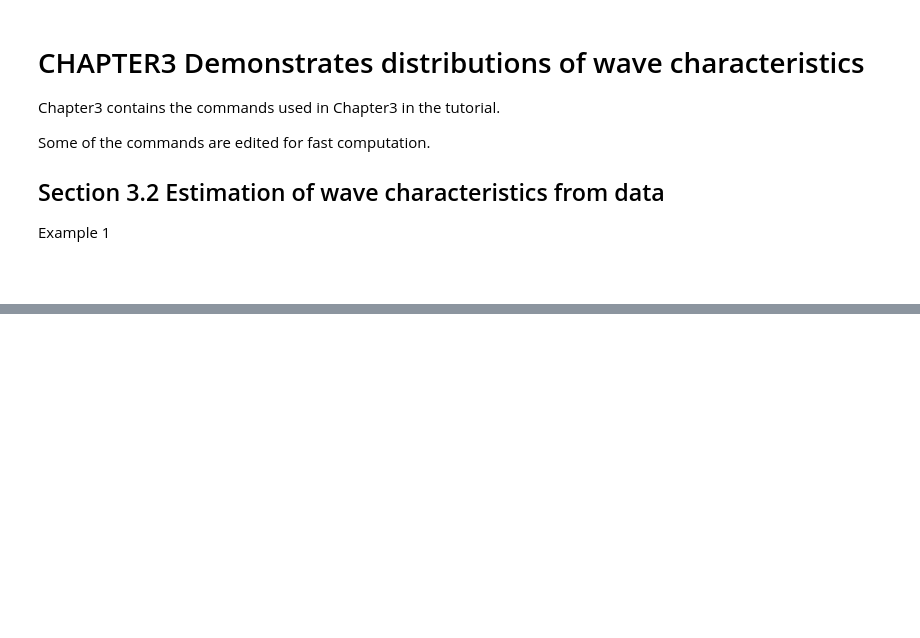
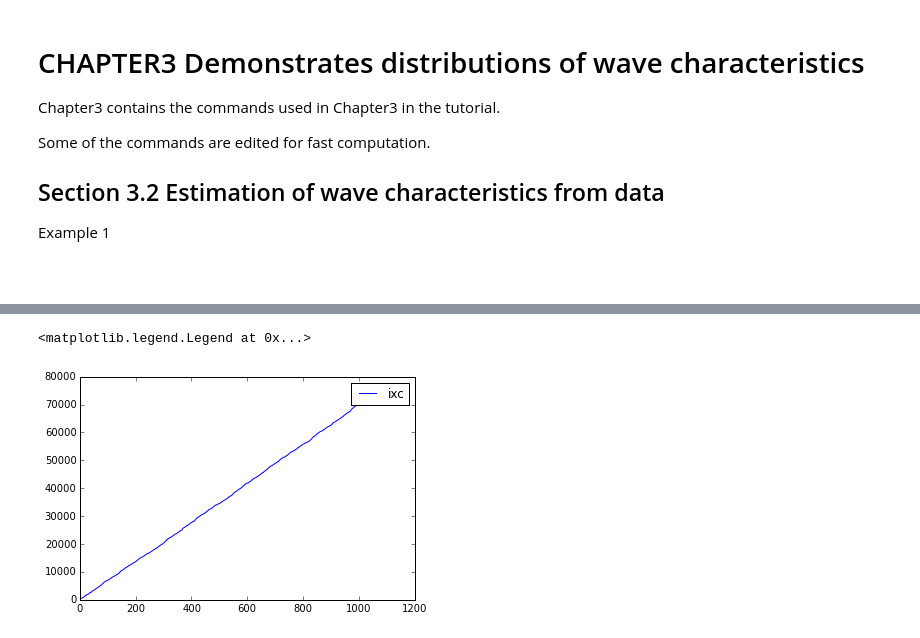
Before and after one commit to seumasmorrison/pywafo, a Jupyter notebook: pywafo/src/wafo/doc/tutorial_scripts/WAFO Chapter 3.ipynb, the cells around one changed output, grey strips where cells are left out. Cells and saved outputs as stored; diff of their text form; code cells hidden in the pictures; blank space fills up the shorter version.

```diff
--- a/pywafo/src/wafo/doc/tutorial_scripts/WAFO Chapter 3.ipynb
+++ b/pywafo/src/wafo/doc/tutorial_scripts/WAFO Chapter 3.ipynb
@@ -26,0 +34,6 @@ AssertionError:
+# %%
+plt.plot(ixc, label='ixc')
+plt.legend()
+# %% [output]
+<matplotlib.legend.Legend at 0x...>
+[figure, added]
```
Also changed, not shown: parts of 3 cells of this notebook.
